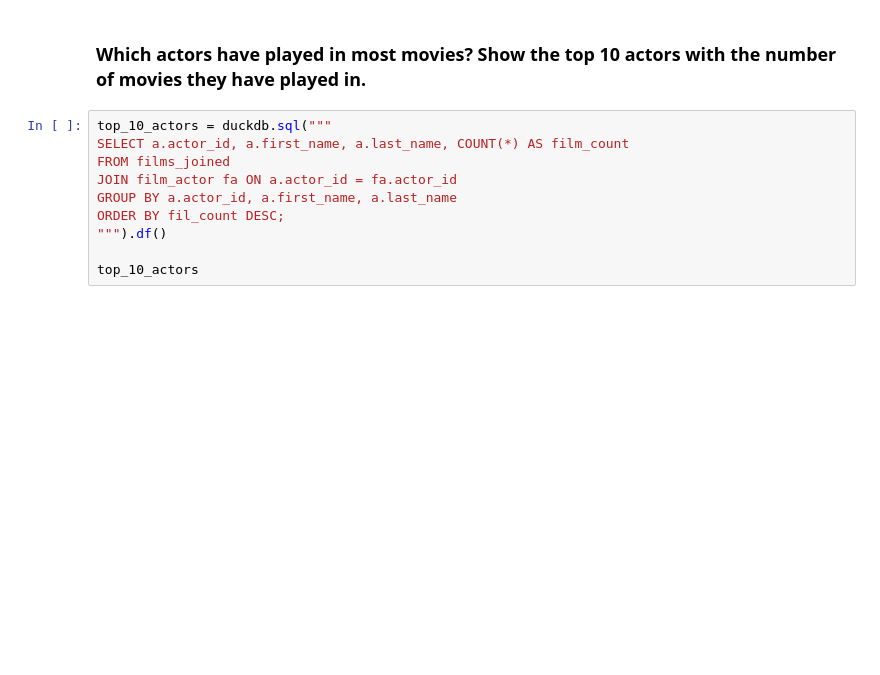
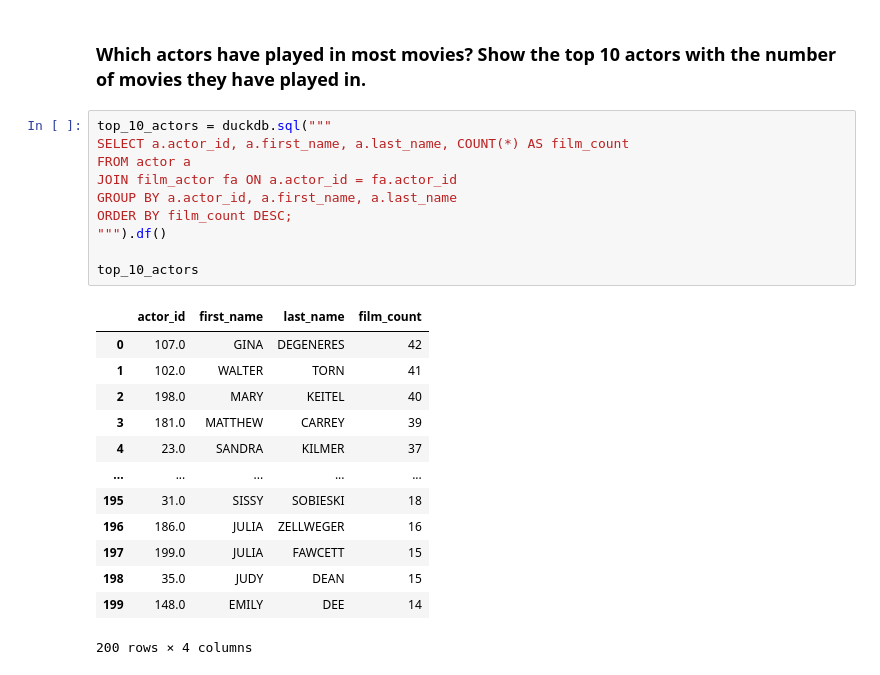
Before and after one commit to kevinbrunomlops/sakila_lab_kevin_bruno, a Jupyter notebook: duckdb_pandas.ipynb, the cells around one changed output. Cells and saved outputs as stored; diff of their text form; blank space fills up the shorter version.

```diff
--- a/duckdb_pandas.ipynb
+++ b/duckdb_pandas.ipynb
@@ -77,10 +97,24 @@ description
 # %%
 top_10_actors = duckdb.sql("""
 SELECT a.actor_id, a.first_name, a.last_name, COUNT(*) AS film_count
-FROM films_joined
+FROM actor a
 JOIN film_actor fa ON a.actor_id = fa.actor_id
 GROUP BY a.actor_id, a.first_name, a.last_name
-ORDER BY fil_count DESC;
+ORDER BY film_count DESC;
 """).df()
 
 top_10_actors
+# %% [output]
+|  | actor_id | first_name | last_name | film_count |
+| 0 | 107.0 | GINA | DEGENERES | 42 |
+| 1 | 102.0 | WALTER | TORN | 41 |
+| 2 | 198.0 | MARY | KEITEL | 40 |
+| 3 | 181.0 | MATTHEW | CARREY | 39 |
+| 4 | 23.0 | SANDRA | KILMER | 37 |
+| ... | ... | ... | ... | ... |
+| 195 | 31.0 | SISSY | SOBIESKI | 18 |
+| 196 | 186.0 | JULIA | ZELLWEGER | 16 |
+| 197 | 199.0 | JULIA | FAWCETT | 15 |
+| 198 | 35.0 | JUDY | DEAN | 15 |
+| 199 | 148.0 | EMILY | DEE | 14 |
+200 rows × 4 columns
```
Also changed, not shown: parts of 8 cells of this notebook, 2 other files.
